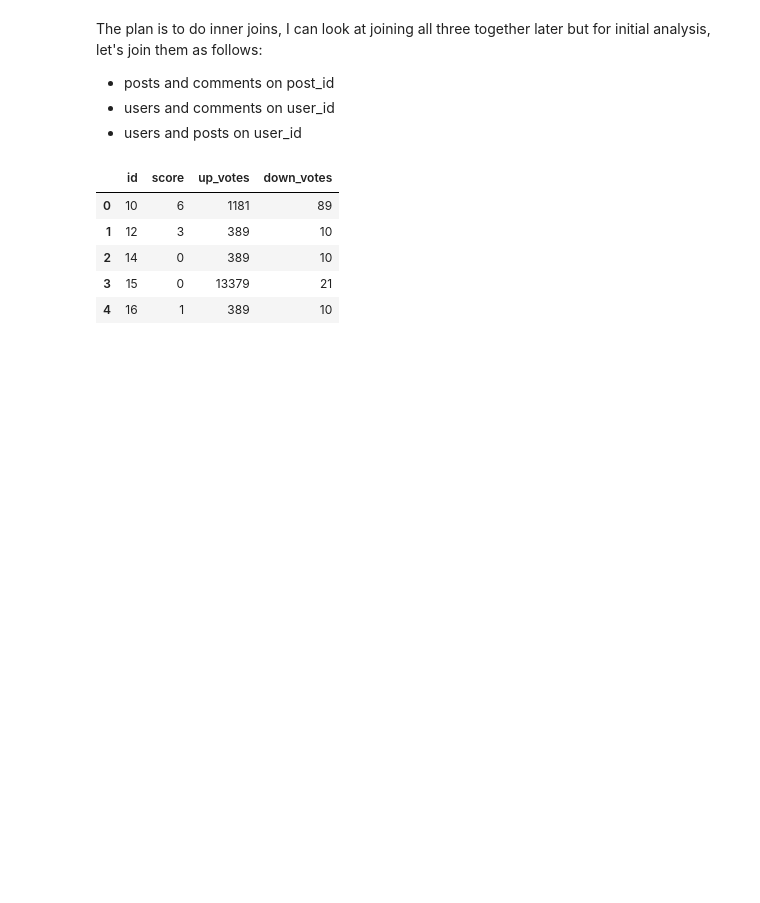
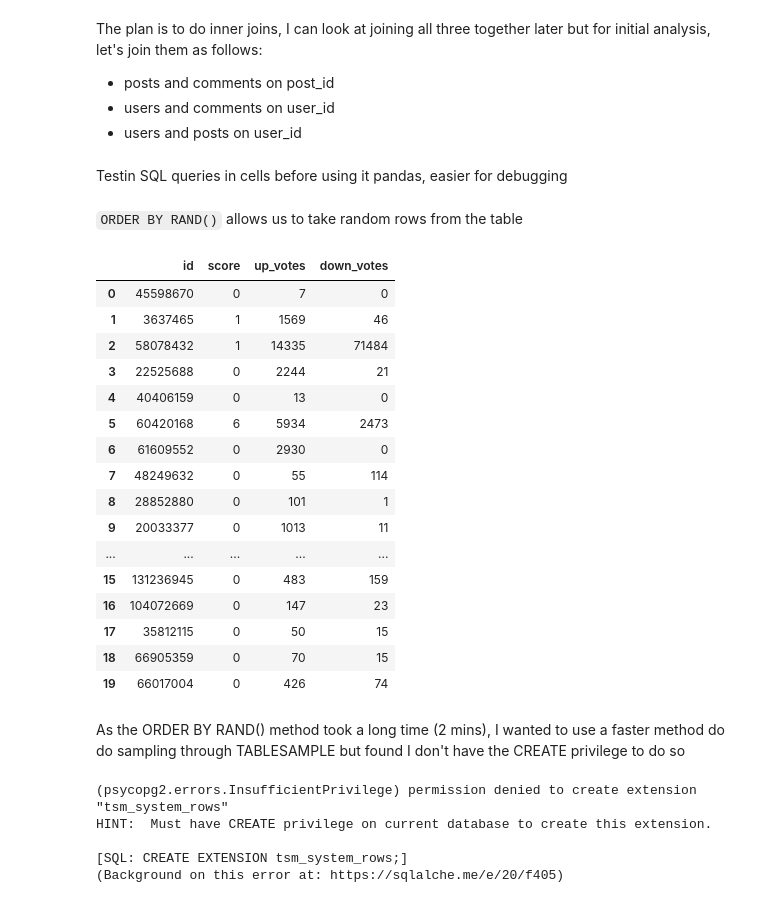
Before and after one commit to denisecodes/stack_overflow_dashboard, a Jupyter notebook: stack_overflow_dashboard.ipynb, the cells around one changed output. Saved outputs shown, nothing was run; the diff lists cells and outputs as text; code cells hidden in the pictures; blank space fills up the shorter version.

```diff
--- a/stack_overflow_dashboard.ipynb
+++ b/stack_overflow_dashboard.ipynb
@@ -308,18 +309,51 @@ The plan is to do inner joins, I can look at joining all three together later bu
 * posts and comments on post_id
 * users and comments on user_id
 * users and posts on user_id
+# %% [markdown]
+Testin SQL queries in cells before using it pandas, easier for debugging
+# %% [markdown]
+`ORDER BY RAND()` allows us to take random rows from the table
 # %%
 %%sql
 SELECT comments.id, comments.score, users.up_votes, users.down_votes
 FROM users
 INNER JOIN
 comments
 ON users.id = comments.user_id
-LIMIT 5
+ORDER BY RANDOM()
+LIMIT 20
 # %% [output]
 |  | id | score | up_votes | down_votes |
-| 0 | 10 | 6 | 1181 | 89 |
-| 1 | 12 | 3 | 389 | 10 |
-| 2 | 14 | 0 | 389 | 10 |
-| 3 | 15 | 0 | 13379 | 21 |
-| 4 | 16 | 1 | 389 | 10 |
+| 0 | 45598670 | 0 | 7 | 0 |
+| 1 | 3637465 | 1 | 1569 | 46 |
+| 2 | 58078432 | 1 | 14335 | 71484 |
+| 3 | 22525688 | 0 | 2244 | 21 |
+| 4 | 40406159 | 0 | 13 | 0 |
+| 5 | 60420168 | 6 | 5934 | 2473 |
+| 6 | 61609552 | 0 | 2930 | 0 |
+| 7 | 48249632 | 0 | 55 | 114 |
+| 8 | 28852880 | 0 | 101 | 1 |
+| 9 | 20033377 | 0 | 1013 | 11 |
+| ... | ... | ... | ... | ... |
+| 15 | 131236945 | 0 | 483 | 159 |
+| 16 | 104072669 | 0 | 147 | 23 |
+| 17 | 35812115 | 0 | 50 | 15 |
+| 18 | 66905359 | 0 | 70 | 15 |
+| 19 | 66017004 | 0 | 426 | 74 |
+# %% [markdown]
+As the ORDER BY RAND() method took a long time (2 mins), I wanted to use a faster method do do sampling through TABLESAMPLE but found I don't have the CREATE privilege to do so
+# %%
+%%sql
+CREATE EXTENSION tsm_system_rows;
+SELECT comments.id, comments.score, users.up_votes, users.down_votes
+FROM users
+INNER JOIN
+comments
+ON users.id = comments.user_id
+TABLESAMPLE system_rows(1);
+# %% [output]
+(psycopg2.errors.InsufficientPrivilege) permission denied to create extension "tsm_system_rows"
+HINT:  Must have CREATE privilege on current database to create this extension.
+
+[SQL: CREATE EXTENSION tsm_system_rows;]
+(Background on this error at: https://sqlalche.me/e/20/f405)
```
Also changed, not shown: parts of 8 cells of this notebook.
